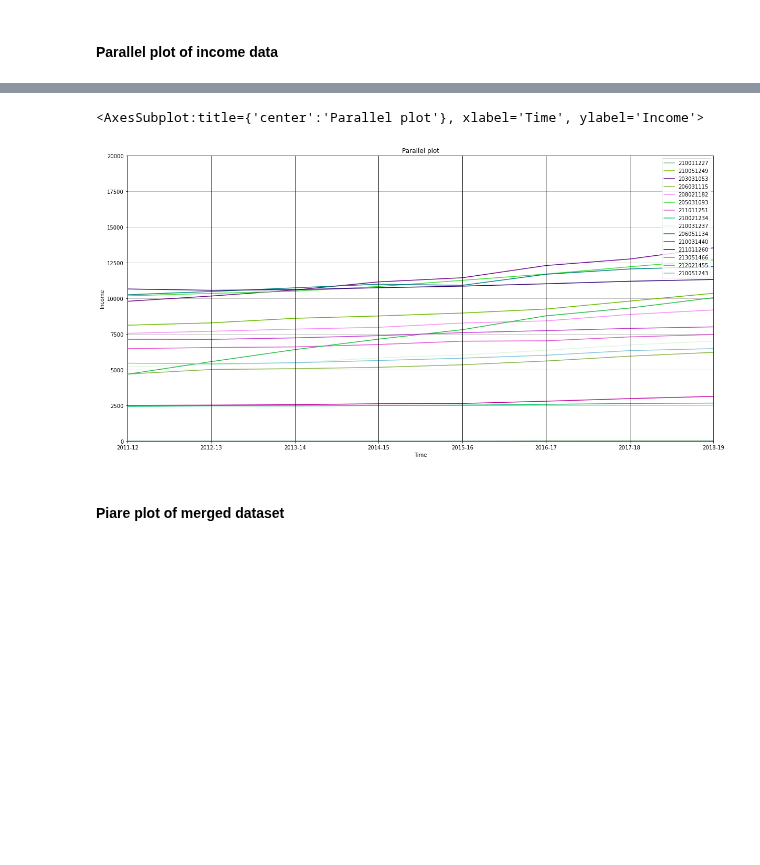
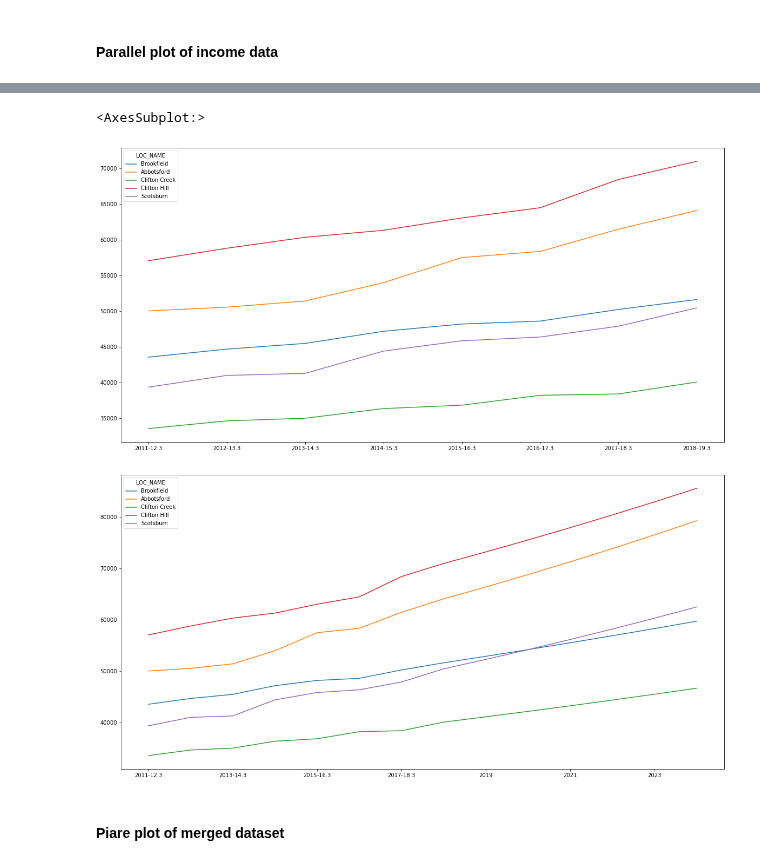
Before and after one commit to MAST30034-Applied-Data-Science/generic-real-estate-consulting-project-group-6, a Jupyter notebook: notebooks/visualization.ipynb, the cells around one changed output, grey strips where cells are left out. Saved outputs shown, nothing was run; the diff lists cells and outputs as text; code cells hidden in the pictures; blank space fills up the shorter version.

Commit message:
some visualization

```diff
--- a/notebooks/visualization.ipynb
+++ b/notebooks/visualization.ipynb
@@ -8,7 +8,7 @@ from scipy import stats
 # %% [markdown]
 #### Parallel plot of income data
 # %%
-income_df = pd.read_csv('../data/raw/external_data/income_complete.csv')
+income_df = pd.read_csv('../data/raw/income_for_suburb.csv')
 income_df = income_df.drop(columns='Unnamed: 0')
 income_df.head()
 # %% [output]
@@ -21,19 +39,14 @@ income_df.head()
 # %%
-from cProfile import label
-from turtle import title
 from pandas.plotting import parallel_coordinates
-fig, ax= plt.subplots(nrows=1, ncols=1, figsize=(20,10))
-income_df_sample = income_df.sample(n=15, random_state=1000)
-income_df_sample = income_df_sample.set_index(keys='SA2', drop=True)[['2011-12', '2012-13', '2013-14', '2014-15',
-                                                                      '2015-16', '2016-17', '2017-18', '2018-19']].reset_index()
-ax.set_xlabel('Time')
-ax.set_ylabel('Income')
-ax.set_title('Parallel plot')
-ax.set_ylim(bottom=0, top=20000)
-parallel_coordinates(income_df_sample, 'SA2', ax=ax)
+# fig, ax= plt.subplots(nrows=1, ncols=1, figsize=(20,10))
+income_df_sample = income_df.sample(n=5, random_state=150)
+income_df_sample = income_df_sample.set_index(keys='LOC_NAME', drop=True).transpose()
+income_df_sample.iloc[:8,:].plot.line(figsize=(20, 10))
+income_df_sample.plot.line(figsize=(20, 10))
 # %% [output]
-<AxesSubplot:title={'center':'Parallel plot'}, xlabel='Time', ylabel='Income'>
+<AxesSubplot:>
-[figure, old version]
+[figure, new version]
+[figure, added]
 # %% [markdown]
 #### Piare plot of merged dataset
 # %%
```
Also changed, not shown: parts of 2 cells of this notebook, 1 other file.
